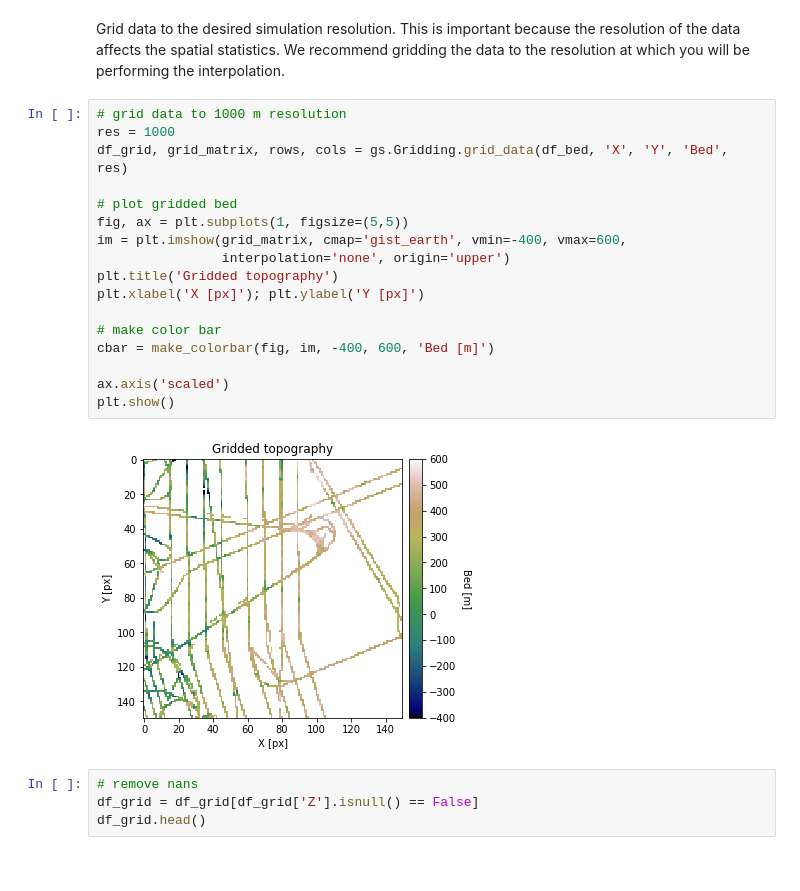
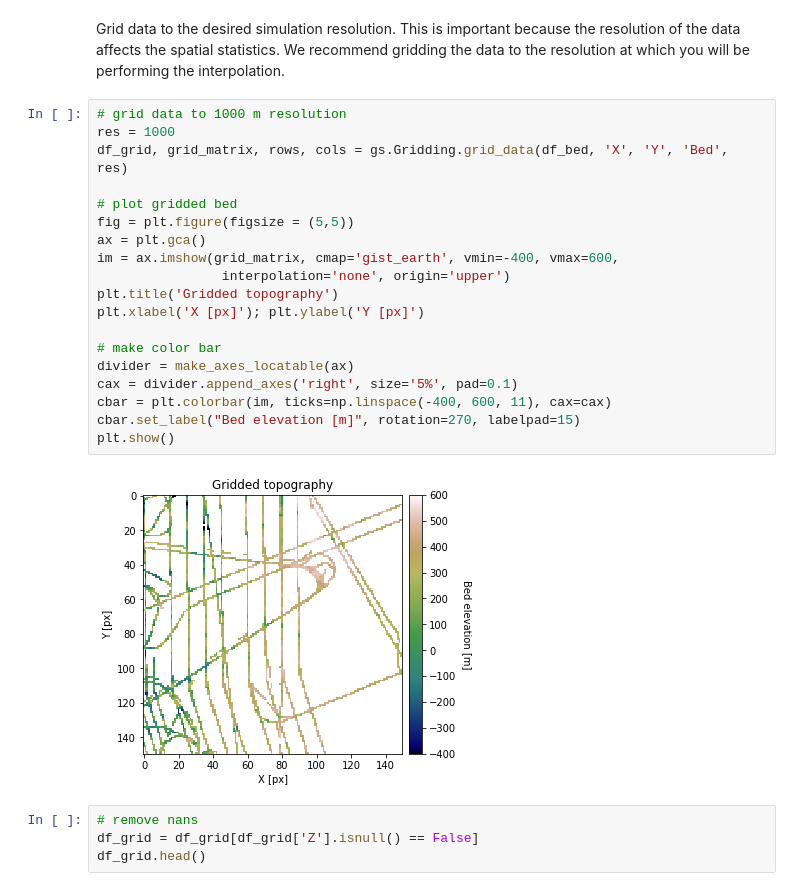
Before and after one commit to GatorGlaciology/gstatsimbook, a Jupyter notebook: 1_Experimental_Variogram.ipynb, the cells around one changed output. Saved outputs shown, nothing was run; the diff lists cells and outputs as text.

Commit message:
Add files via upload
removed plot utils

```diff
--- a/1_Experimental_Variogram.ipynb
+++ b/1_Experimental_Variogram.ipynb
@@ -46,22 +58,24 @@ Grid data to the desired simulation resolution. This is important because the re
 # %%
 # grid data to 1000 m resolution
 res = 1000
 df_grid, grid_matrix, rows, cols = gs.Gridding.grid_data(df_bed, 'X', 'Y', 'Bed', res)
 
 # plot gridded bed
-fig, ax = plt.subplots(1, figsize=(5,5))
-im = plt.imshow(grid_matrix, cmap='gist_earth', vmin=-400, vmax=600,
+fig = plt.figure(figsize = (5,5))
+ax = plt.gca()
+im = ax.imshow(grid_matrix, cmap='gist_earth', vmin=-400, vmax=600,
                 interpolation='none', origin='upper')
 plt.title('Gridded topography')
 plt.xlabel('X [px]'); plt.ylabel('Y [px]')
 
 # make color bar
-cbar = make_colorbar(fig, im, -400, 600, 'Bed [m]')
-
-ax.axis('scaled')
+divider = make_axes_locatable(ax)
+cax = divider.append_axes('right', size='5%', pad=0.1)
+cbar = plt.colorbar(im, ticks=np.linspace(-400, 600, 11), cax=cax)
+cbar.set_label("Bed elevation [m]", rotation=270, labelpad=15)
 plt.show()
 # %% [output]
-[figure, old version]
+[figure, new version]
 # %%
 # remove nans
 df_grid = df_grid[df_grid['Z'].isnull() == False]
```
Also changed, not shown: parts of 7 cells of this notebook.
